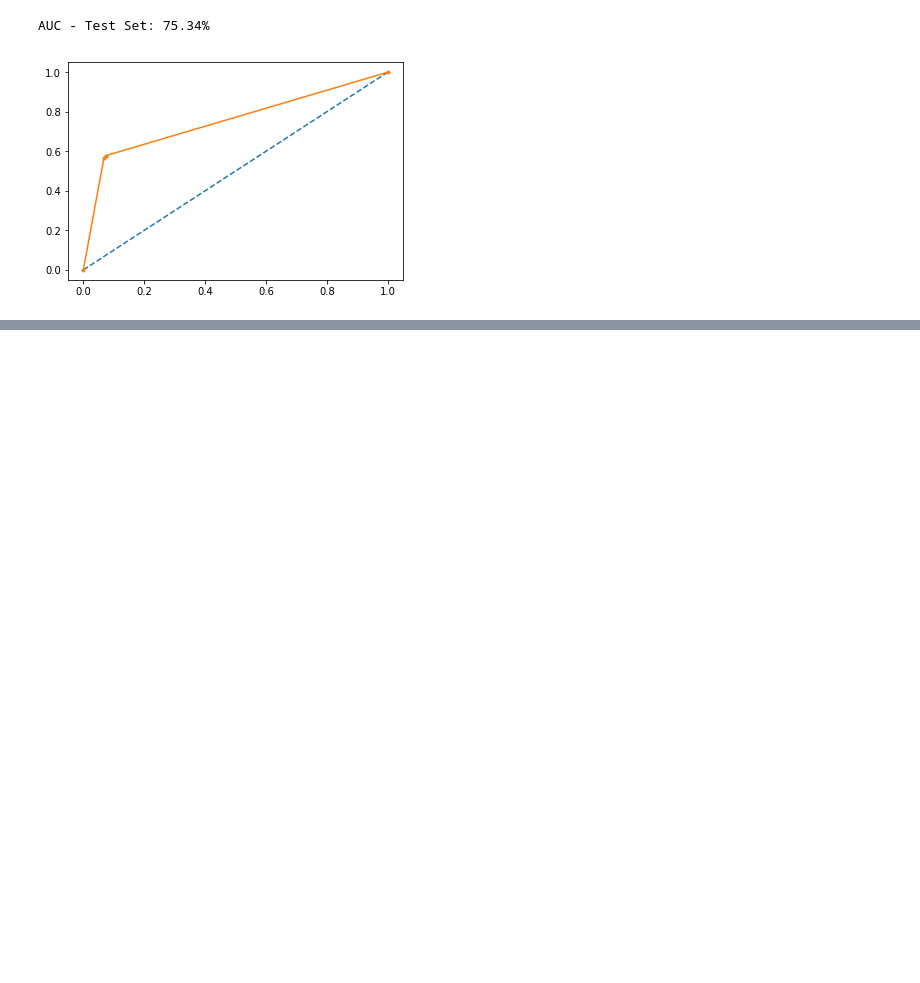
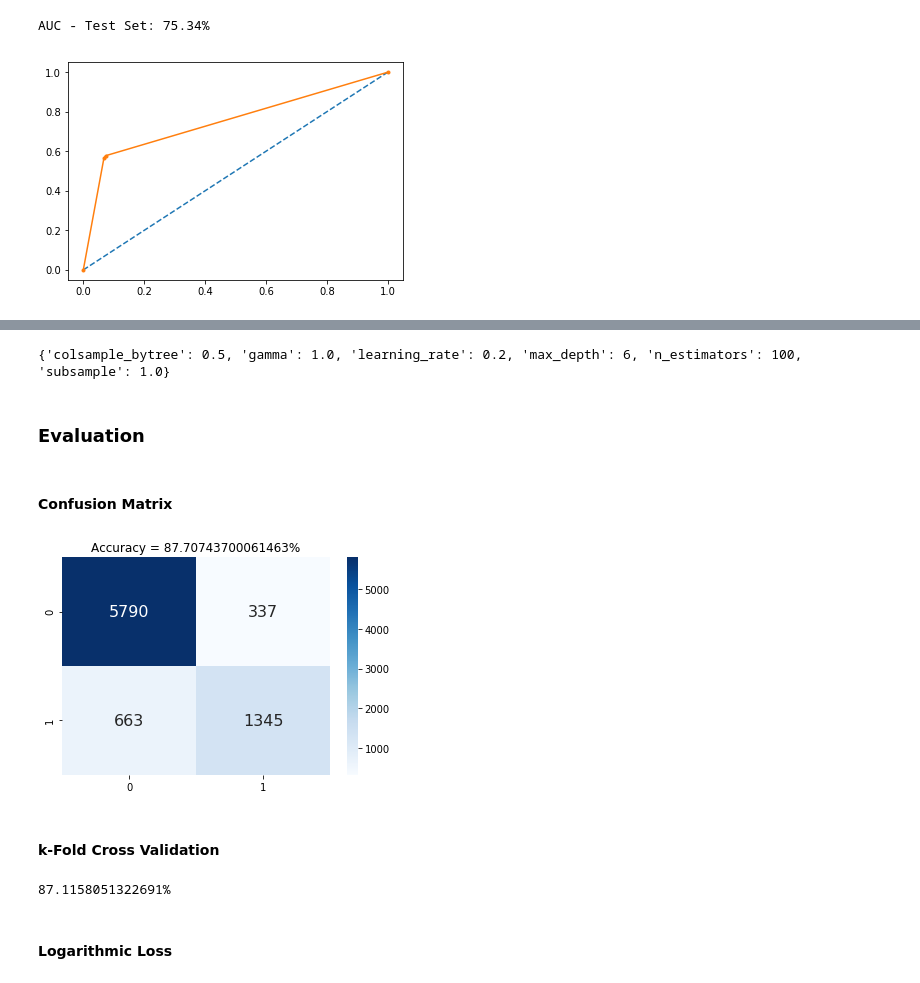
Before and after one commit to amansahil/Income-Predictor, a Jupyter notebook: main.ipynb, the cells around one changed output, grey strips where cells are left out. Cells and saved outputs as stored; diff of their text form; code cells hidden in the pictures; blank space fills up the shorter version.

```diff
--- a/main.ipynb
+++ b/main.ipynb
@@ -880,0 +987,20 @@ AUC - Test Set: 75.34%
+# %%
+from xgboost import XGBClassifier
+classifier = XGBClassifier()
+# %%
+# Applying Grid Search
+from sklearn.model_selection import GridSearchCV
+parameters = [
+    {
+            'max_depth': [6, 10, 15, 20],
+            'learning_rate': [0.001, 0.01, 0.1, 0.2, 0,3],
+            'subsample': [0.5, 0.6, 0.7, 0.8, 0.9, 1.0],
+            'colsample_bytree': [0.4, 0.5, 0.6, 0.7, 0.8, 0.9, 1.0],
+            'gamma': [0, 0.25, 0.5, 1.0],
+            'n_estimators': [100]
+    }
+]
+
+grid_search = GridSearchCV(estimator = classifier, param_grid = parameters, scoring = 'accuracy', cv = 3, n_jobs = -1)
+# %%
+grid_search.fit(X_train, y_train)
@@ -880,0 +1028,22 @@ AUC - Test Set: 75.34%
+# %%
+print(grid_search.best_params_)
+# %% [output]
+{'colsample_bytree': 0.5, 'gamma': 1.0, 'learning_rate': 0.2, 'max_depth': 6, 'n_estimators': 100, 'subsample': 1.0}
+# %%
+y_pred = grid_search.predict(X_test)
+# %% [markdown]
+### Evaluation
+# %% [markdown]
+#### Confusion Matrix
+# %%
+cm = confusion_matrix(y_test, y_pred)
+
+ax = sns.heatmap(cm, annot=True, annot_kws={"size": 16}, cmap="Blues", fmt='g')
+
+# Workaround for matplot breaking heatmap
+plt.title('Accuracy = ' + str(accuracy_score(y_test, y_pred) * 100) + '%')
+plt.show()
+# %% [output]
+[figure, added]
+# %% [markdown]
+#### k-Fold Cross Validation
@@ -880,0 +1055,6 @@ AUC - Test Set: 75.34%
+# %%
+print((str(accuracies.mean() * 100) + '%'))
+# %% [output]
+87.1158051322691%
+# %% [markdown]
+#### Logarithmic Loss
```
Also changed, not shown: parts of 21 cells of this notebook.
